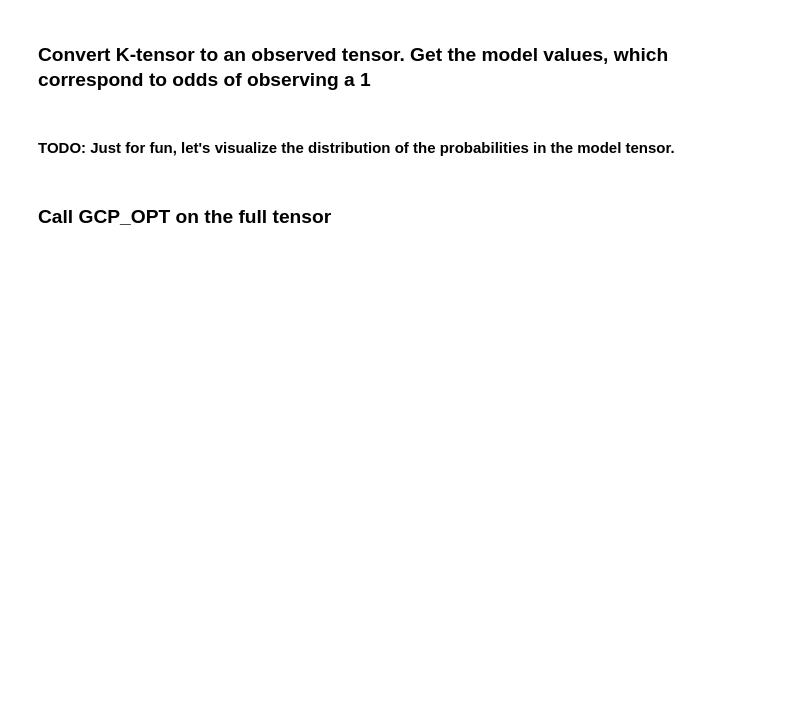
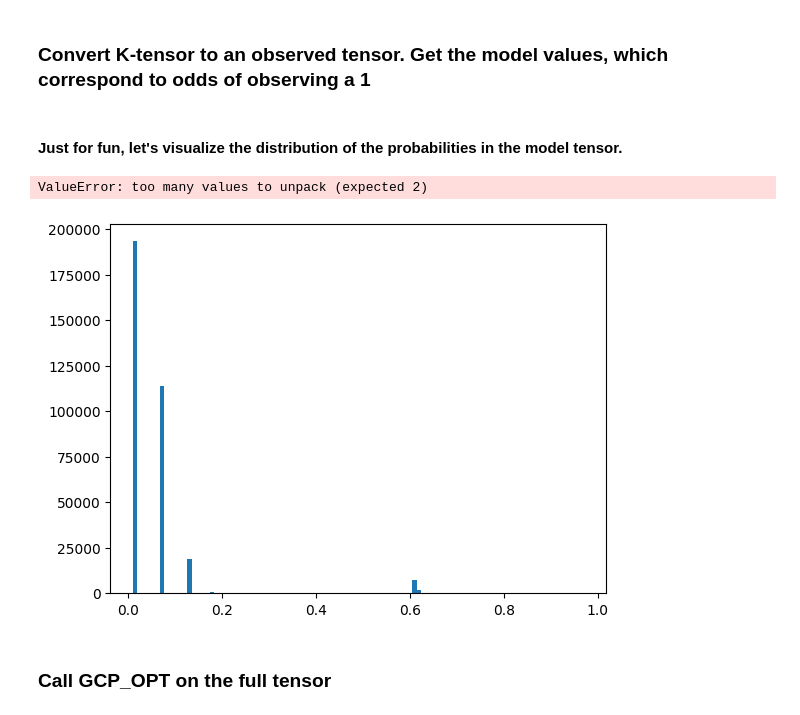
Before and after one commit to sandialabs/pyttb, a Jupyter notebook: docs/source/tutorial/algorithm_gcp_opt.ipynb, the cells around one changed output. Drawn from its saved outputs; the diff is of its cells as text; code cells hidden in the pictures; blank space fills up the shorter version.

Commit message:
Add matplotlib hist

```diff
--- a/docs/source/tutorial/algorithm_gcp_opt.ipynb
+++ b/docs/source/tutorial/algorithm_gcp_opt.ipynb
@@ -295,11 +295,14 @@ Xfull = 1.0 * (ttb.tenrand(shape) < Mprobs)
 X = Xfull.to_sptensor()
 print(f"Proportion of nonzeros in X is {100*X.nnz / np.prod(shape):.2f}%\n");
 # %% [markdown]
-#### TODO: Just for fun, let's visualize the distribution of the probabilities in the model tensor.
+#### Just for fun, let's visualize the distribution of the probabilities in the model tensor.
 # %%
-# import matplotlib.pyplot as plt
+import matplotlib.pyplot as plt
 
-# plt.hist(Mprobs.tolist()[0])
+h = plt.hist(Mprobs.flatten(),bins=100)
+# %% [output]
+ValueError: too many values to unpack (expected 2)
+[figure, added]
 # %% [markdown]
 ### Call GCP_OPT on the full tensor
 # %%
```
